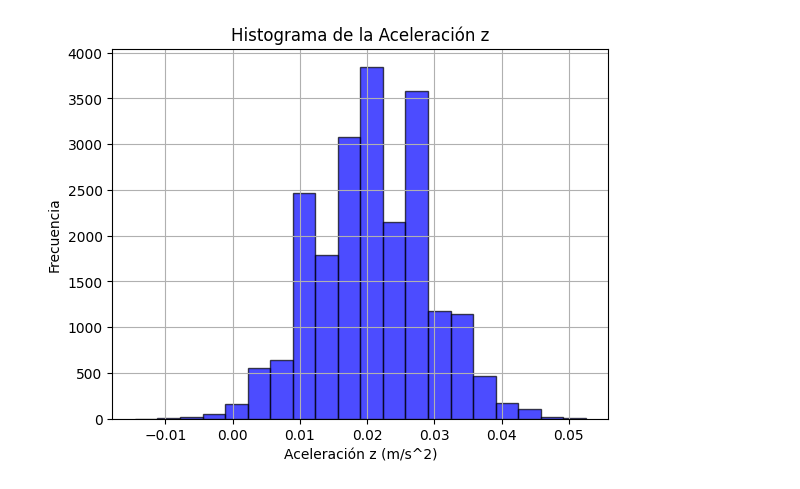
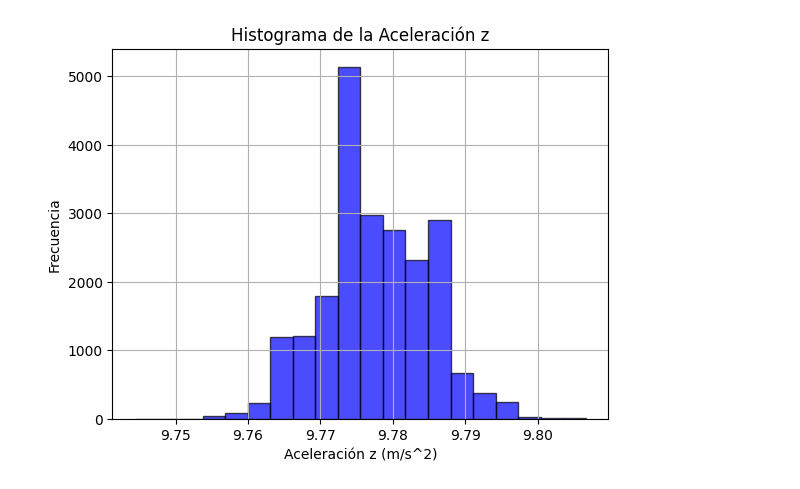
Before and after one commit to Bruniiiiin/Cosas-u, a Jupyter notebook: lc 1/Tareas/Tarea03/Tarea03.ipynb, the cells around one changed output. Drawn from its saved outputs; the diff is of its cells as text; code cells hidden in the pictures.

```diff
--- a/lc 1/Tareas/Tarea03/Tarea03.ipynb
+++ b/lc 1/Tareas/Tarea03/Tarea03.ipynb
@@ -28,20 +28,20 @@ Desviación estándar de z: 0.0084 m
 # %%
 import numpy as np
 import matplotlib.pyplot as plt
 
-datos = np.genfromtxt('datos\datos.csv', skip_header=1)
+datos = np.genfromtxt('datos/datos.csv', skip_header=1)
 
-z = datos[:, 3]
+z = datos[:22000, 3]
 n = np.arange(1, len(z)+1)
 
 plt.hist(z, bins=20, color='blue', alpha=0.7, edgecolor='black')
 plt.title('Histograma de la Aceleración z')
 plt.xlabel('Aceleración z (m/s^2)')
 plt.ylabel('Frecuencia')
 plt.grid()
 plt.show()
 # %% [output]
-[figure, old version]
+[figure, new version]
 # %%
 import numpy as np
 import matplotlib.pyplot as plt
```
Also changed, not shown: parts of 8 cells of this notebook, 6 other files.
